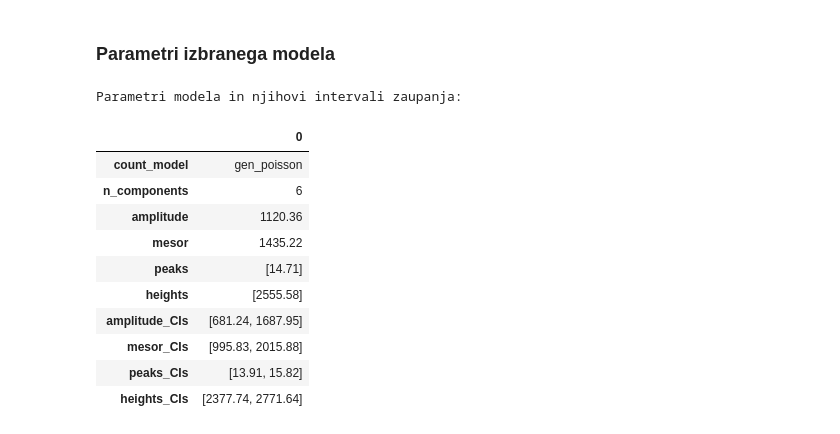
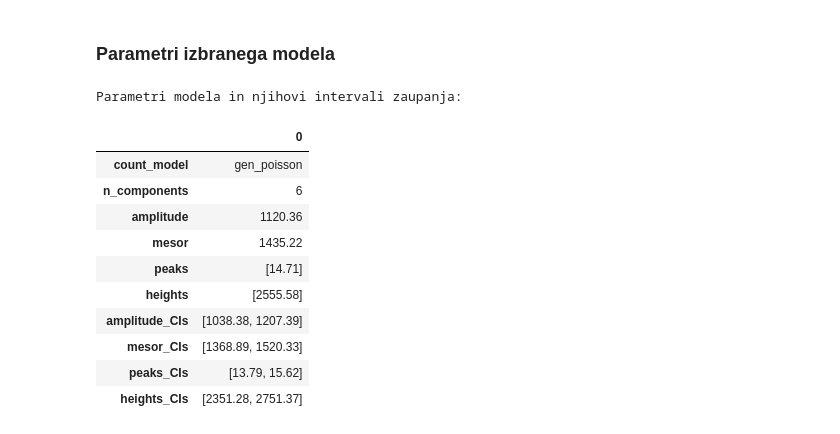
Before and after one commit to hanaskitek/diplomska-git, a Jupyter notebook: 05_kosinor_cez_dan.ipynb, the cells around one changed output. Cells and saved outputs as stored; diff of their text form; code cells hidden in the pictures.

```diff
--- a/05_kosinor_cez_dan.ipynb
+++ b/05_kosinor_cez_dan.ipynb
@@ -252,19 +254,19 @@ display(df_results_RC)
 # %% [markdown]
 #### Najprej pogledamo, kateri model je najboljši, nato kolikšno število komponent je najboljše.
 # %%
-best_count_model = dproc.get_best_count_model(df_results_RC, 'Vuong')
+best_count_model = dproc.get_best_count_model(df_results_RC, 'AIC')
 print("Best model: {}".format(best_count_model.count_model))
-best_model = dproc.get_best_n_components(df_results_RC, 'Vuong', count_model=best_count_model['count_model'])
-print("Number of components: {}".format(best_model.n_components))
+best_model1 = dproc.get_best_n_components(df_results_RC, 'AIC', count_model=best_count_model['count_model'])
+print("Number of components: {}".format(best_model1.n_components))
 # %% [output]
 Best model: gen_poisson
 Number of components: 6
 # %% [markdown]
 #### Najprej pogledamo, kolikšno število komponent je najboljše, nato, kateri model je najboljši.
 # %%
-best_n_components = dproc.get_best_n_components(df_results_RC, 'Vuong')
+best_n_components = dproc.get_best_n_components(df_results_RC, 'AIC')
 print("Number of components: {}".format(best_n_components.n_components))
-best_model = dproc.get_best_count_model(df_results_RC, 'Vuong', n_components=best_n_components['n_components'])
-print("Best model: {}".format(best_model.count_model))
+best_model2 = dproc.get_best_count_model(df_results_RC, 'AIC', n_components=best_n_components['n_components'])
+print("Best model: {}".format(best_model2.count_model))
 # %% [output]
 Number of components: 6
@@ -277,7 +279,7 @@ Best model: gen_poisson
 
 # print(best_n_components)
 
-count_model = best_model.count_model
+count_model = best_model1.count_model
 n_components = int(best_n_components.n_components)
 
 CIs = plot.plot_model(df_plot_RC, count_model, n_components, title='Prometne nesreče po urah', plot_CIs=True)
@@ -304,21 +306,21 @@ Intervali zaupanja:
 # %% [markdown]
 ### Parametri izbranega modela
 # %%
-CIs_params = dproc.calculate_confidence_intervals_parameters(df_plot_RC, n_components, count_model, best_model['peaks'])
-best_model = pd.concat([best_model, pd.Series(CIs_params)], axis=0)
+CIs_params = dproc.calculate_confidence_intervals_parameters(df_plot_RC, n_components, count_model, best_model1['peaks'])
+best_model = pd.concat([best_model1, pd.Series(CIs_params)], axis=0)
 best_model=best_model[['count_model','n_components','amplitude', 'mesor', 'peaks', 'heights','amplitude_CIs','mesor_CIs','peaks_CIs','heights_CIs']]
 print('Parametri modela in njihovi intervali zaupanja:')
 display(best_model.to_frame())
 # %% [output]
 Parametri modela in njihovi intervali zaupanja:
 |  | 0 |
 | count_model | gen_poisson |
 | n_components | 6 |
 | amplitude | 1120.36 |
 | mesor | 1435.22 |
 | peaks | [14.71] |
 | heights | [2555.58] |
-| amplitude_CIs | [681.24, 1687.95] |
-| mesor_CIs | [995.83, 2015.88] |
-| peaks_CIs | [13.91, 15.82] |
-| heights_CIs | [2377.74, 2771.64] |
+| amplitude_CIs | [1038.38, 1207.39] |
+| mesor_CIs | [1368.89, 1520.33] |
+| peaks_CIs | [13.79, 15.62] |
+| heights_CIs | [2351.28, 2751.37] |
```
Also changed, not shown: parts of 6 cells of this notebook.
